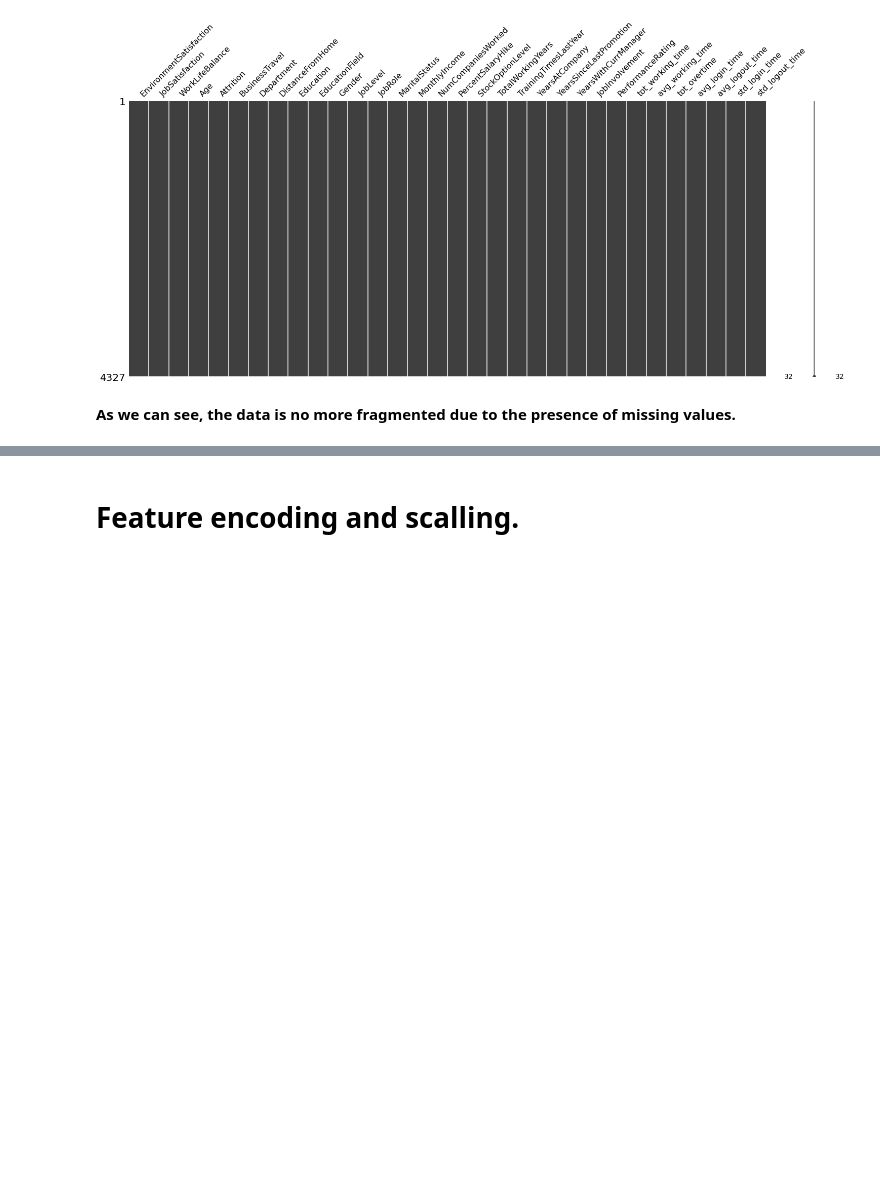
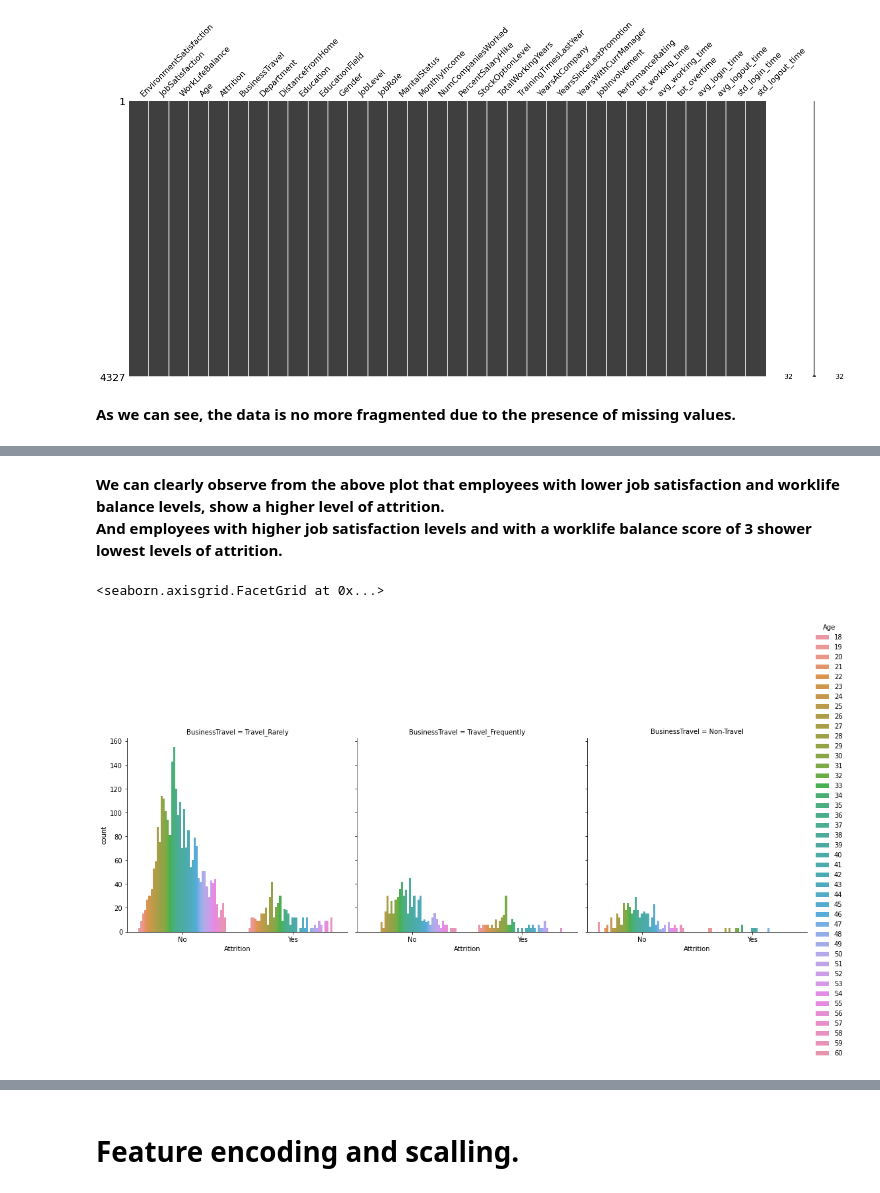
Before and after one commit to Titashmkhrj/HR_analytics_project, a Jupyter notebook: code_file.ipynb, the cells around one changed output, grey strips where cells are left out. Drawn from its saved outputs; the diff is of its cells as text; code cells hidden in the pictures; blank space fills up the shorter version.

```diff
--- a/code_file.ipynb
+++ b/code_file.ipynb
@@ -353,0 +370,9 @@ msno.matrix(data)
+# %% [markdown]
+**We can clearly observe from the above plot that employees with lower job satisfaction and worklife balance levels, show a higher level of attrition.**
+**And employees with higher job satisfaction levels and with a worklife balance score of 3 shower lowest levels of attrition.**
+# %%
+# Age, Businesstravel and Attrition
+sns.catplot(x='Attrition', hue = 'Age', col='BusinessTravel', data=data, kind='count')
+# %% [output]
+<seaborn.axisgrid.FacetGrid at 0x...>
+[figure, added]
```
Also changed, not shown: parts of 31 cells of this notebook.
